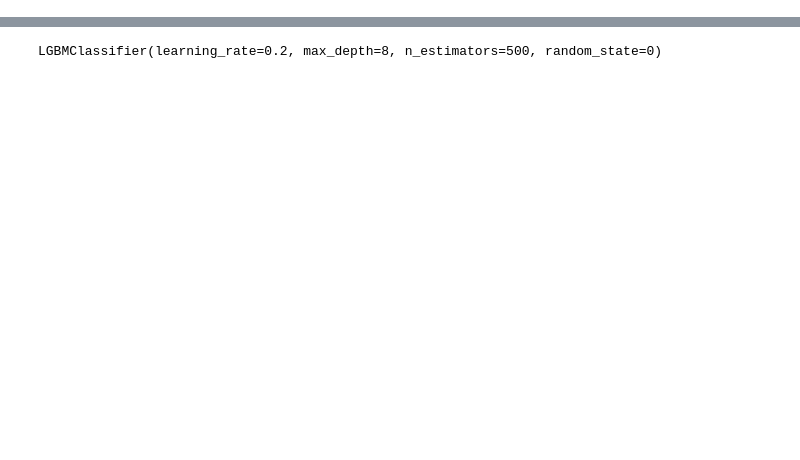
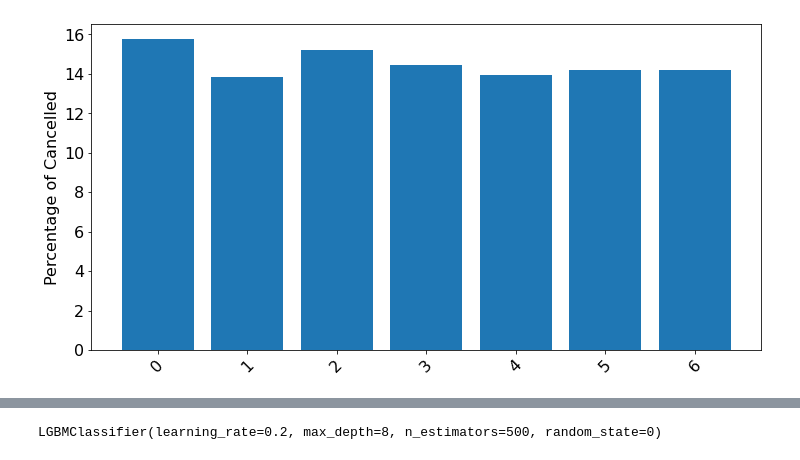
Before and after one commit to Shama09/files, a Jupyter notebook: ml2_hw2.ipynb, the cells around one changed output, grey strips where cells are left out. Cells and saved outputs as stored; diff of their text form; code cells hidden in the pictures; blank space fills up the shorter version.

```diff
--- a/ml2_hw2.ipynb
+++ b/ml2_hw2.ipynb
@@ -167,0 +188,18 @@ features1 = ['dist', 'lat', 'lon', 'f1', 'f2', 'f3', 's1', 's2', 's3', 't1', 't2
+# %%
+def center(data_train):
+    data_train['lat2'] = 0
+    data_train['lon2'] = 0
+    for i in ['0', '1', '2', '3', '4']:
+        lat = data_train[data_train['lat_long_cluster']==i]['lat'].mean()
+        lon = data_train[data_train['lat_long_cluster']==i]['lon'].mean()
+        data_train['lat2'] = data_train['lat2'] + (data_train['lat_long_cluster']==i).astype(int)*lat
+        data_train['lon2'] = data_train['lon2'] + (data_train['lat_long_cluster']==i).astype(int)*lon
+    data_train['lat2'] = data_train['lat'] - data_train['lat2']
+    data_train['lon2'] = data_train['lon'] - data_train['lon2']
+    data_train['l'] = np.abs(data_train['lat2']) + np.abs(data_train['lon2'])
+    data_train['r'] = np.sqrt(np.power(data_train['lat2'],2) + np.power(data_train['lon2'],2))
+    data_train[np.abs(data_train['lat2'])>1]=0
+    data_train[np.abs(data_train['lon2'])>1]=0
+    return data_train
+# %%
+data_train = center(data_train)
@@ -167,0 +210,2 @@ features1 = ['dist', 'lat', 'lon', 'f1', 'f2', 'f3', 's1', 's2', 's3', 't1', 't2
+# %%
+cancelled = data_train[train_y['target']==1]
@@ -167,0 +223,19 @@ features1 = ['dist', 'lat', 'lon', 'f1', 'f2', 'f3', 's1', 's2', 's3', 't1', 't2
+# %%
+font = {'size'   : 16}
+plt.rc('font', **font)
+days_cancelled = []
+days_total = []
+for i in ['day_of_week_0', 'day_of_week_1', 'day_of_week_2', 'day_of_week_3', 'day_of_week_4', 'day_of_week_5', 'day_of_week_6']:
+    days_cancelled.append(cancelled[i].sum())
+    days_total.append(data_train[i].sum())
+days_frac = np.divide(days_cancelled, days_total)
+week = ['0', '1', '2', '3', '4', '5', '6']
+
+fig, ax = plt.subplots(figsize = (12,6))
+ax.bar(week,days_frac*100, align='center')
+ax.set_ylabel('Percentage of Cancelled')
+ax.set_xticklabels(week, rotation = 45)
+
+plt.show()
+# %% [output]
+[figure, added]
```
Also changed, not shown: parts of 91 cells of this notebook.
